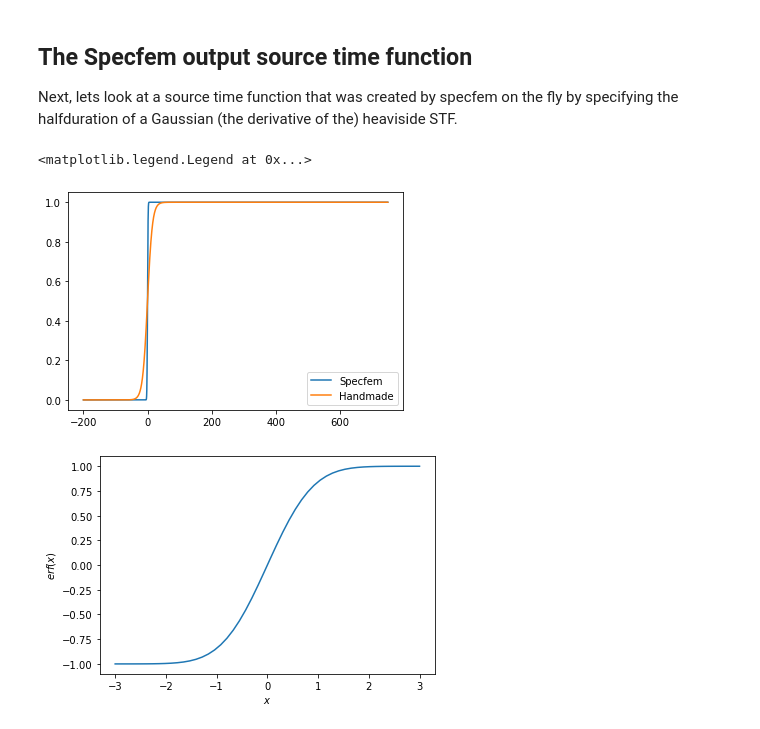
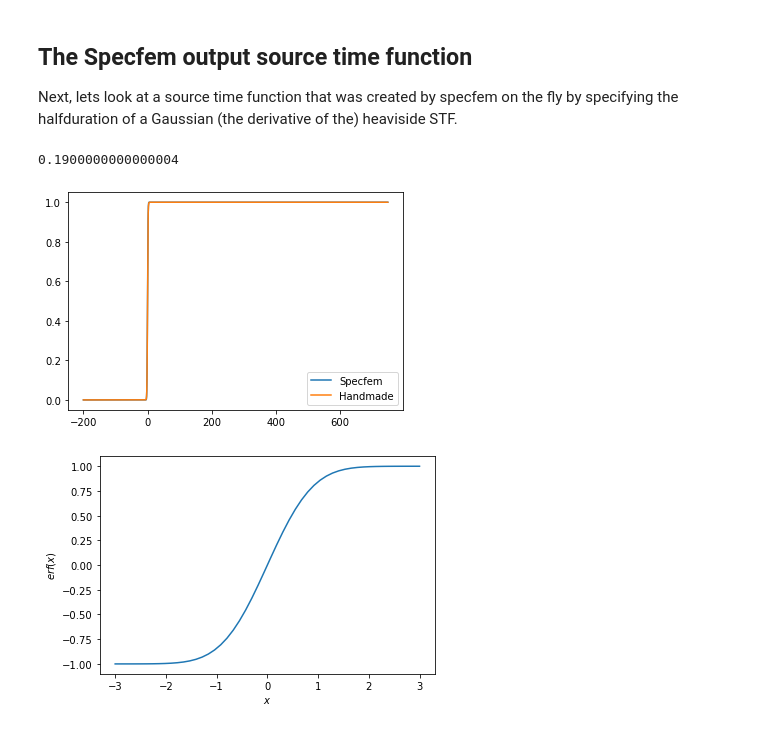
Before and after one commit to lsawade/GF3D, a Jupyter notebook: STF.ipynb, the cells around one changed output. Cells and saved outputs as stored; diff of their text form; code cells hidden in the pictures.

```diff
--- a/STF.ipynb
+++ b/STF.ipynb
@@ -72,35 +73,35 @@ heaviside STF.
 # %%
 from scipy.interpolate import interp1d
 
 s = np.loadtxt('data/plot_source_time_function.txt').T
 # Split into timestamps and STF
 t = s[0,:]
 s = s[1,:]
 
 # Get sampling rate
 dt = np.diff(t)[0]
 fs = 1.0/dt
 
 #
 tn = np.arange(5000)*dt - 200
 # interpolate to longer t
 I = interp1d(t,s,fill_value=(0,1), bounds_error=False)
 sn = I(tn)
 
 
-k = 0.1*(fs/4)
+k = 0.25*(fs)
 H = 1.0/(1 + np.exp(-k*tn))
 
 plt.figure()
 plt.plot(tn, sn, label='Specfem')
 plt.plot(tn, H, label='Handmade')
 # plt.xlim(-20,20)
 plt.legend()
 
-#
+print(dt)
 # %% [output]
-<matplotlib.legend.Legend at 0x...>
+0.1900000000000004
-[figure, old version]
+[figure, new version]
 # %%
 from scipy.fft import fftfreq, fft, next_fast_len
 from scipy import special
```
Also changed, not shown: parts of 2 cells of this notebook, 3 other files.
